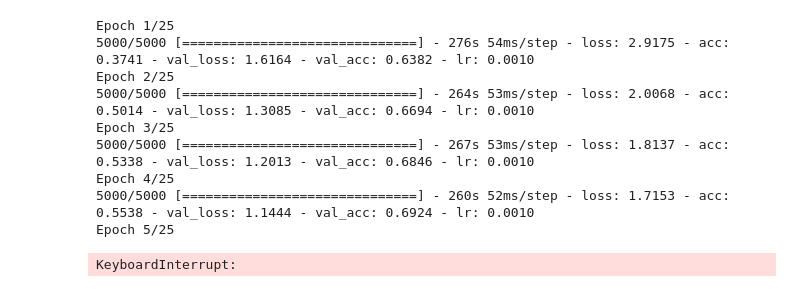
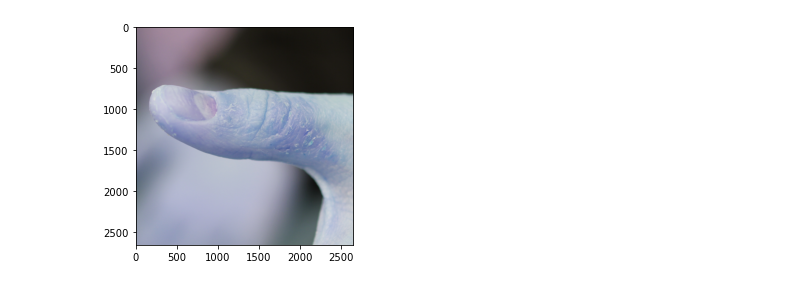
Before and after one commit to SeHwanYoo/child_skin_classification, a Jupyter notebook: cifar_test.ipynb, the cells around one changed output. Saved outputs shown, nothing was run; the diff lists cells and outputs as text; code cells hidden in the pictures.

```diff
--- a/cifar_test.ipynb
+++ b/cifar_test.ipynb
@@ -217,17 +0,0 @@ model.compile(loss = 'categorical_crossentropy', optimizer = sgd, metrics = ['ac
-# %%
-hist = model.fit(train_generator,
-                 validation_data = valid_generator,
-                 epochs = epochs,
-                 verbose = 1,
-                 callbacks = [es, rlrop])
-# %% [output]
-Epoch 1/25
-5000/5000 [==============================] - 276s 54ms/step - loss: 2.9175 - acc: 0.3741 - val_loss: 1.6164 - val_acc: 0.6382 - lr: 0.0010
-Epoch 2/25
-5000/5000 [==============================] - 264s 53ms/step - loss: 2.0068 - acc: 0.5014 - val_loss: 1.3085 - val_acc: 0.6694 - lr: 0.0010
-Epoch 3/25
-5000/5000 [==============================] - 267s 53ms/step - loss: 1.8137 - acc: 0.5338 - val_loss: 1.2013 - val_acc: 0.6846 - lr: 0.0010
-Epoch 4/25
-5000/5000 [==============================] - 260s 52ms/step - loss: 1.7153 - acc: 0.5538 - val_loss: 1.1444 - val_acc: 0.6924 - lr: 0.0010
-Epoch 5/25
-KeyboardInterrupt:
@@ -233,0 +4,11 @@ KeyboardInterrupt:
+# %%
+img = 'C:/Users/user/Desktop/datasets/Child Skin Disease/Total_Dataset/H0/Hand eczema/H0_18288_P3_L0.jpg'
+
+img = cv2.imread(img, cv2.COLOR_BGR2RGB)
+# print(img)
+# %%
+
+plt.imshow(img)
+plt.show()
+# %% [output]
+[figure, added]
```
Also changed, not shown: parts of 14 cells of this notebook, 2 other files.
